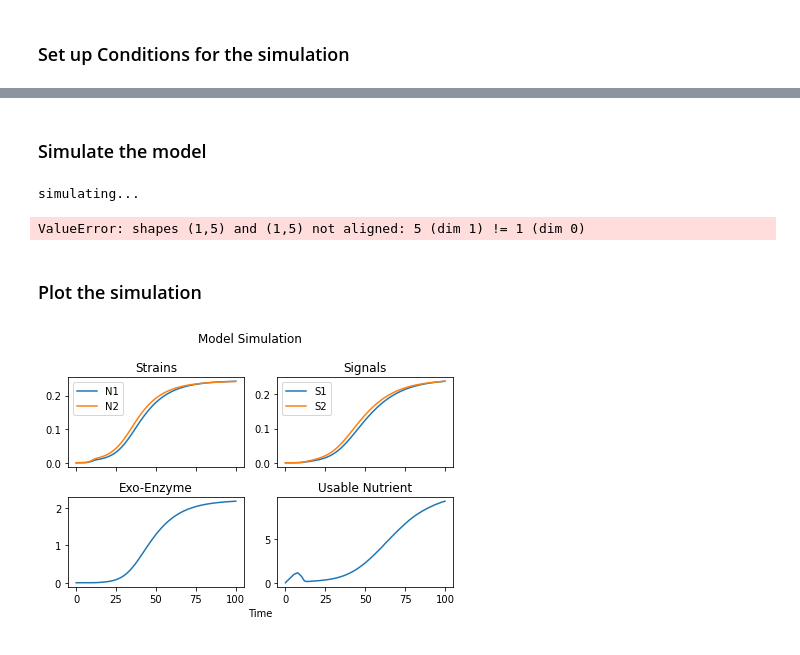
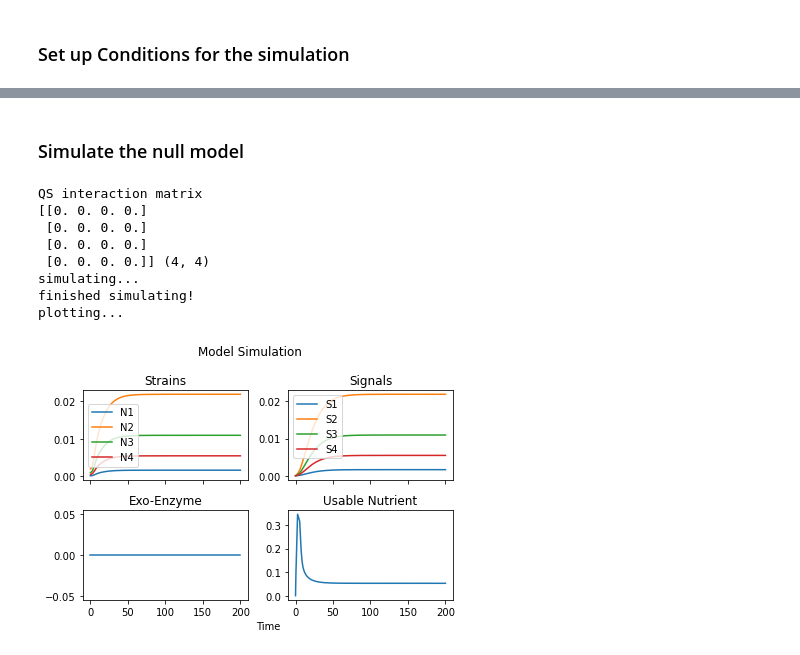
Before and after one commit to DJSiddharthVader/Simulations-02712-Project, a Jupyter notebook: src/QS Model.ipynb, the cells around one changed output, grey strips where cells are left out. Cells and saved outputs as stored; diff of their text form; code cells hidden in the pictures.

```diff
--- a/src/QS Model.ipynb
+++ b/src/QS Model.ipynb
@@ -35,19 +12,19 @@ numpy.ndarray
+# %%
+# initial strain abundances
+initial_N = (0.00015, 0.002, 0.001, 0.0005)
+time_steps = 200
 # %% [markdown]
-### Simulate the model
+### Simulate the null model
-# %%
-print('simulating...')
-results = model.simulate(K_ac,
-                         initial_N,
-                         time_steps,
-                         model.params)
-print('finished simulating!')
-# %% [output]
-simulating...
-ValueError: shapes (1,5) and (1,5) not aligned: 5 (dim 1) != 1 (dim 0)
-# %% [markdown]
-### Plot the simulation
-# %%
-reload(plot)
-plot.plot_model(results)
-# %% [output]
-[figure, removed]
+# %%
+K_ac = matrix.pattern_matrix('null', len(initial_N))
+analysis.run_model(K_ac, initial_N, time_steps)
+# %% [output]
+QS interaction matrix
+[[0. 0. 0. 0.]
+ [0. 0. 0. 0.]
+ [0. 0. 0. 0.]
+ [0. 0. 0. 0.]] (4, 4)
+simulating...
+finished simulating!
+plotting...
+[figure, added]
```
Also changed, not shown: parts of 15 cells of this notebook.
